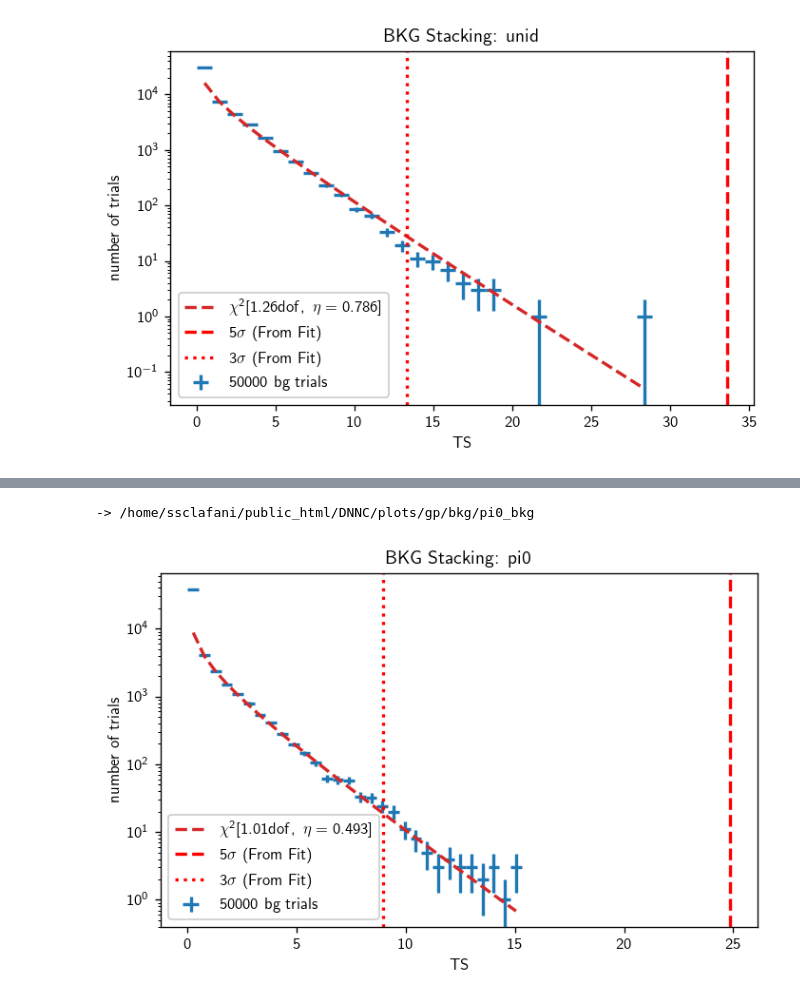
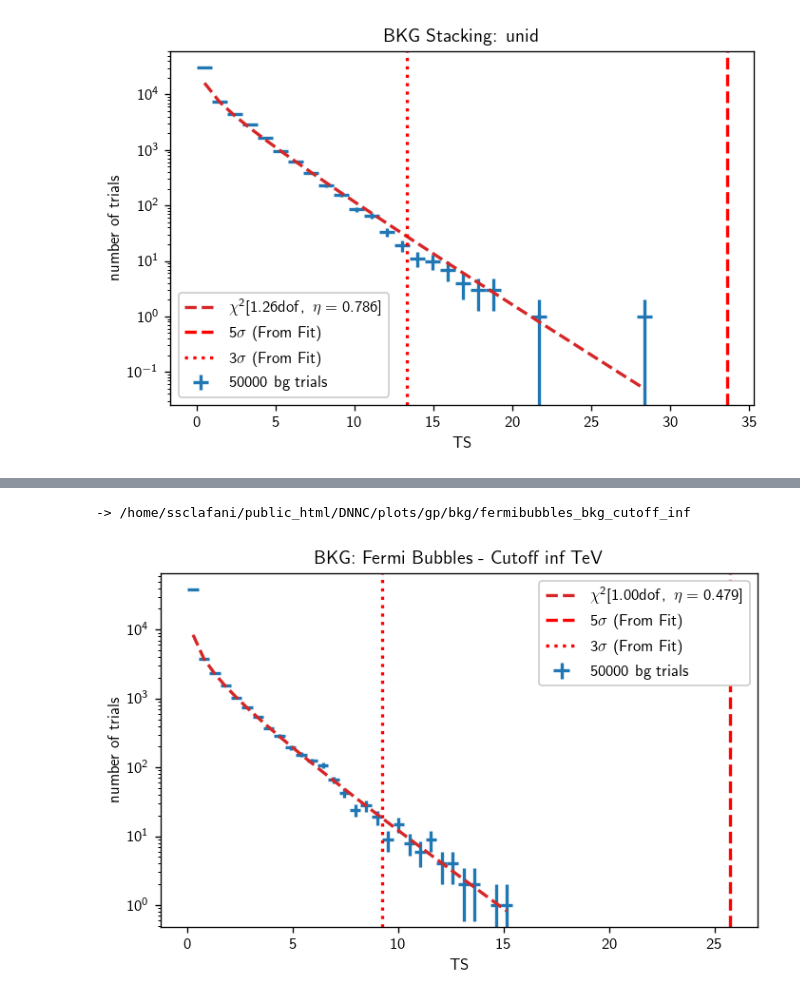
Before and after one commit to ssclafani949/DNNCascade, a Jupyter notebook: plotting/bkg_plots.ipynb, the cells around one changed output, grey strips where cells are left out. Saved outputs shown, nothing was run; the diff lists cells and outputs as text; code cells hidden in the pictures.

```diff
--- a/plotting/bkg_plots.ipynb
+++ b/plotting/bkg_plots.ipynb
@@ -106,10 +137,10 @@ Arrays(50000 items | columns: ns, ts)
 # %%
-def plot_template_bkg(temp):
-    if temp == 'fermibubbles':
-        b = cy.dists.Chi2TSD(temp_bkg['fermibubbles']['poisson']['cutoff'][np.inf]['nsig'][0.0])
-    else:
-        b = cy.dists.Chi2TSD(temp_bkg[temp]['poisson']['nsig'][0.0])
-    title = 'BKG Stacking: {}'.format(temp)
+def plot_fb_bkg(cutoff):
+
+    b = cy.dists.Chi2TSD(temp_bkg['fermibubbles']['poisson']['cutoff'][cutoff]['nsig'][0.0])
+    temp_print = 'Fermi Bubbles'
+    temp = 'fermibubbles'
+    title = 'BKG: {} - Cutoff {} TeV'.format(temp_print, cutoff)
 
     fig, ax = plt.subplots()
     h = b.get_hist(bins=30)
@@ -126,4 +157,4 @@ def plot_template_bkg(temp):
     ax.axvline(b.isf_nsigma(3), c='r', ls = ':', label='3$\sigma$ (From Fit)')
     ax.legend()
     plt.tight_layout()
-    cy.plotting.saving(cy.utils.ensure_dir(plot_dir + 'gp/bkg'), '{}_bkg'.format(temp))
+    cy.plotting.saving(cy.utils.ensure_dir(plot_dir + 'gp/bkg'), '{}_bkg_cutoff_{}'.format(temp, cutoff))
@@ -145,5 +161,5 @@ plot_template_bkg('fermibubbles')
-# %%
-plot_template_bkg('pi0')
-# %% [output]
--> /home/ssclafani/public_html/DNNC/plots/gp/bkg/pi0_bkg
-[figure, removed]
+# %%
+plot_fb_bkg(np.inf)
+# %% [output]
+-> /home/ssclafani/public_html/DNNC/plots/gp/bkg/fermibubbles_bkg_cutoff_inf
+[figure, added]
```
Also changed, not shown: parts of 12 cells of this notebook, 3 other files.
